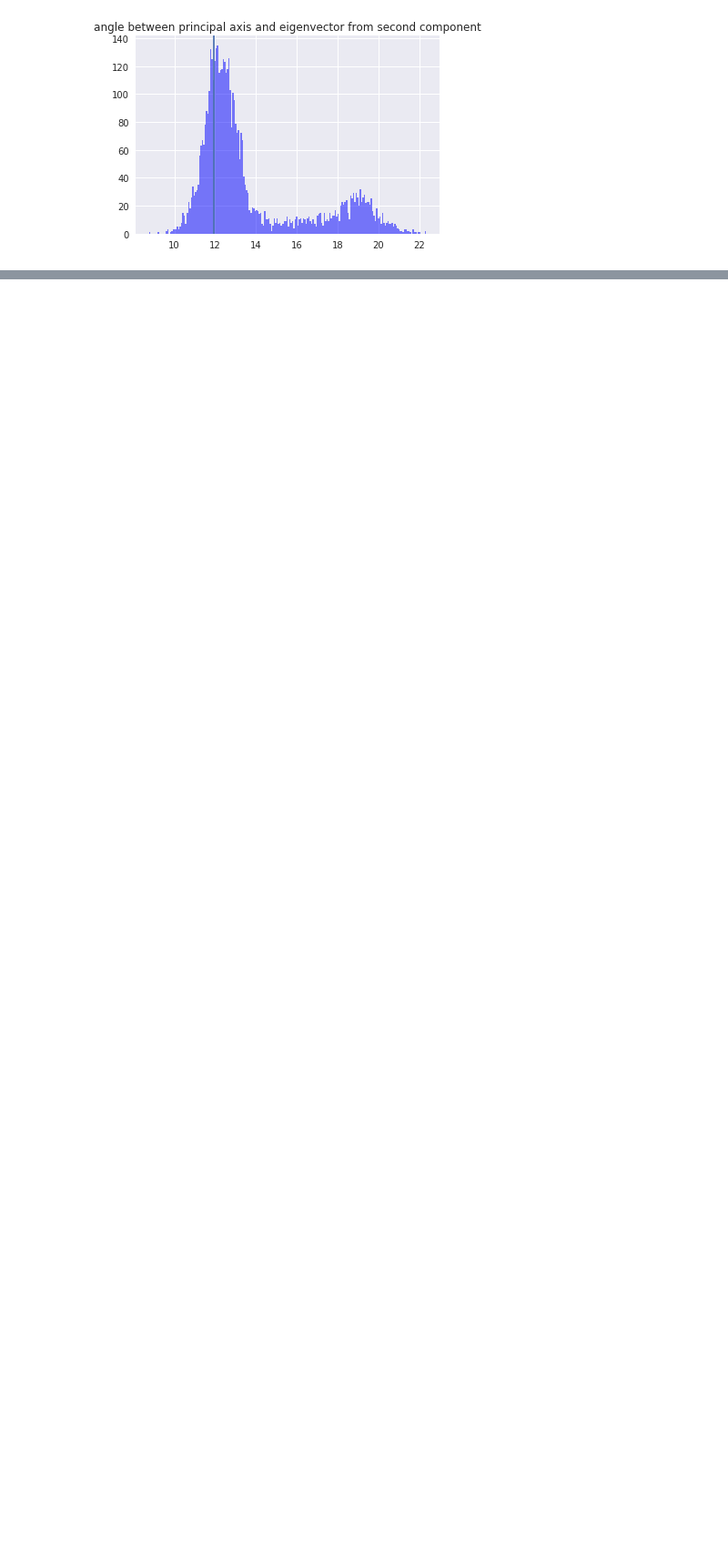
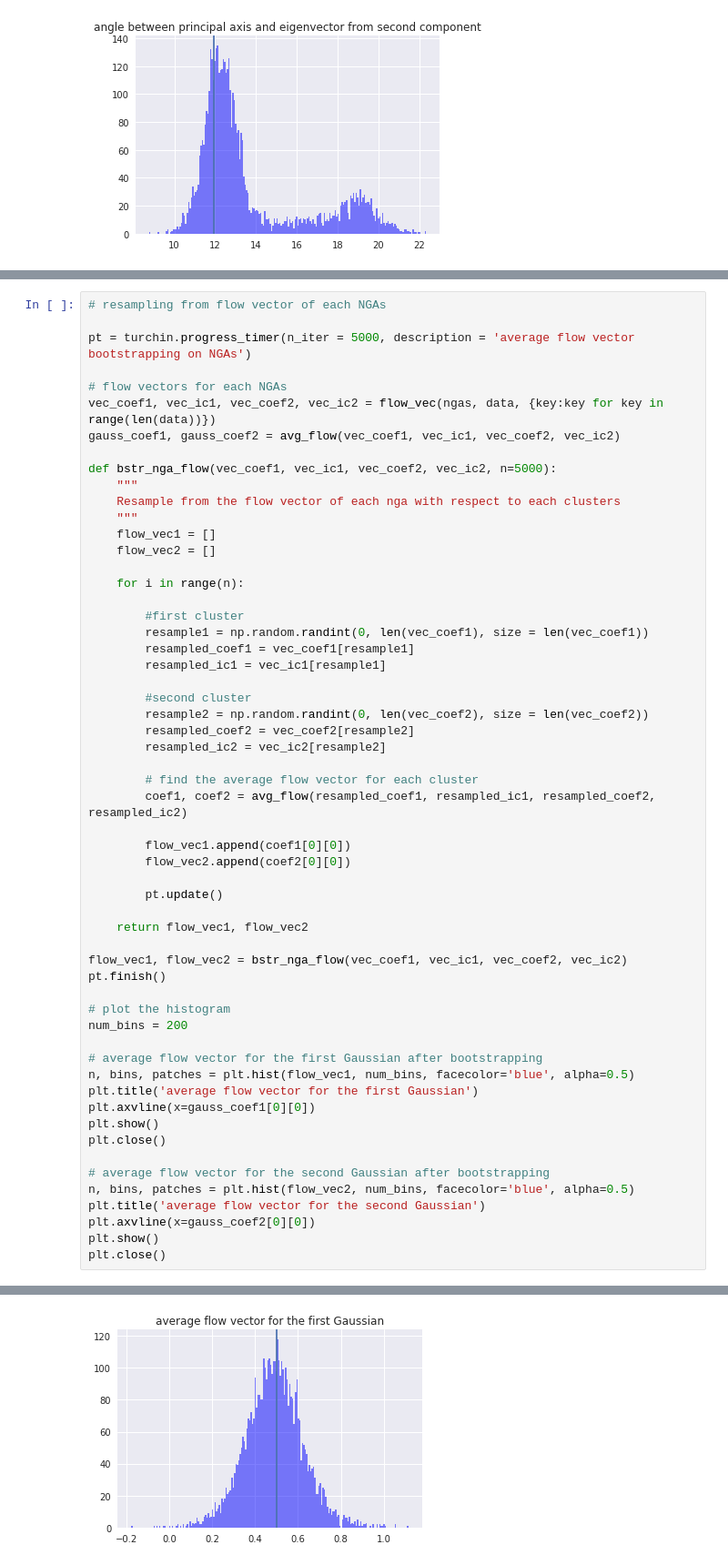
Before and after one commit to jaewshin/turchin, a Jupyter notebook: jupyter/bootstrap.ipynb, the cells around one changed output, grey strips where cells are left out. Shown at 91% size. Drawn from its saved outputs; the diff is of its cells as text; blank space fills up the shorter version.

```diff
--- a/jupyter/bootstrap.ipynb
+++ b/jupyter/bootstrap.ipynb
@@ -366,0 +633,58 @@ plt.close()
+# %%
+# resampling from flow vector of each NGAs
+
+pt = turchin.progress_timer(n_iter = 5000, description = 'average flow vector bootstrapping on NGAs')
+
+# flow vectors for each NGAs
+vec_coef1, vec_ic1, vec_coef2, vec_ic2 = flow_vec(ngas, data, {key:key for key in range(len(data))})
+gauss_coef1, gauss_coef2 = avg_flow(vec_coef1, vec_ic1, vec_coef2, vec_ic2)
+
+def bstr_nga_flow(vec_coef1, vec_ic1, vec_coef2, vec_ic2, n=5000):
+    """
+    Resample from the flow vector of each nga with respect to each clusters
+    """
+    flow_vec1 = []
+    flow_vec2 = []
+
+    for i in range(n):
+
+        #first cluster
+        resample1 = np.random.randint(0, len(vec_coef1), size = len(vec_coef1))
+        resampled_coef1 = vec_coef1[resample1]
+        resampled_ic1 = vec_ic1[resample1]
+
+        #second cluster
+        resample2 = np.random.randint(0, len(vec_coef2), size = len(vec_coef2))
+        resampled_coef2 = vec_coef2[resample2]
+        resampled_ic2 = vec_ic2[resample2]
+
+        # find the average flow vector for each cluster
+        coef1, coef2 = avg_flow(resampled_coef1, resampled_ic1, resampled_coef2, resampled_ic2)
+
+        flow_vec1.append(coef1[0][0])
+        flow_vec2.append(coef2[0][0])
+
+        pt.update()
+
+    return flow_vec1, flow_vec2
+
+flow_vec1, flow_vec2 = bstr_nga_flow(vec_coef1, vec_ic1, vec_coef2, vec_ic2)
+pt.finish()
+
+# plot the histogram
+num_bins = 200
+
+# average flow vector for the first Gaussian after bootstrapping
+n, bins, patches = plt.hist(flow_vec1, num_bins, facecolor='blue', alpha=0.5)
+plt.title('average flow vector for the first Gaussian')
+plt.axvline(x=gauss_coef1[0][0])
+plt.show()
+plt.close()
+
+# average flow vector for the second Gaussian after bootstrapping
+n, bins, patches = plt.hist(flow_vec2, num_bins, facecolor='blue', alpha=0.5)
+plt.title('average flow vector for the second Gaussian')
+plt.axvline(x=gauss_coef2[0][0])
+plt.show()
+plt.close()
+# %% [output]
@@ -366,0 +692 @@ plt.close()
+[figure, added]
```
Also changed, not shown: parts of 9 cells of this notebook, 1 other file.
